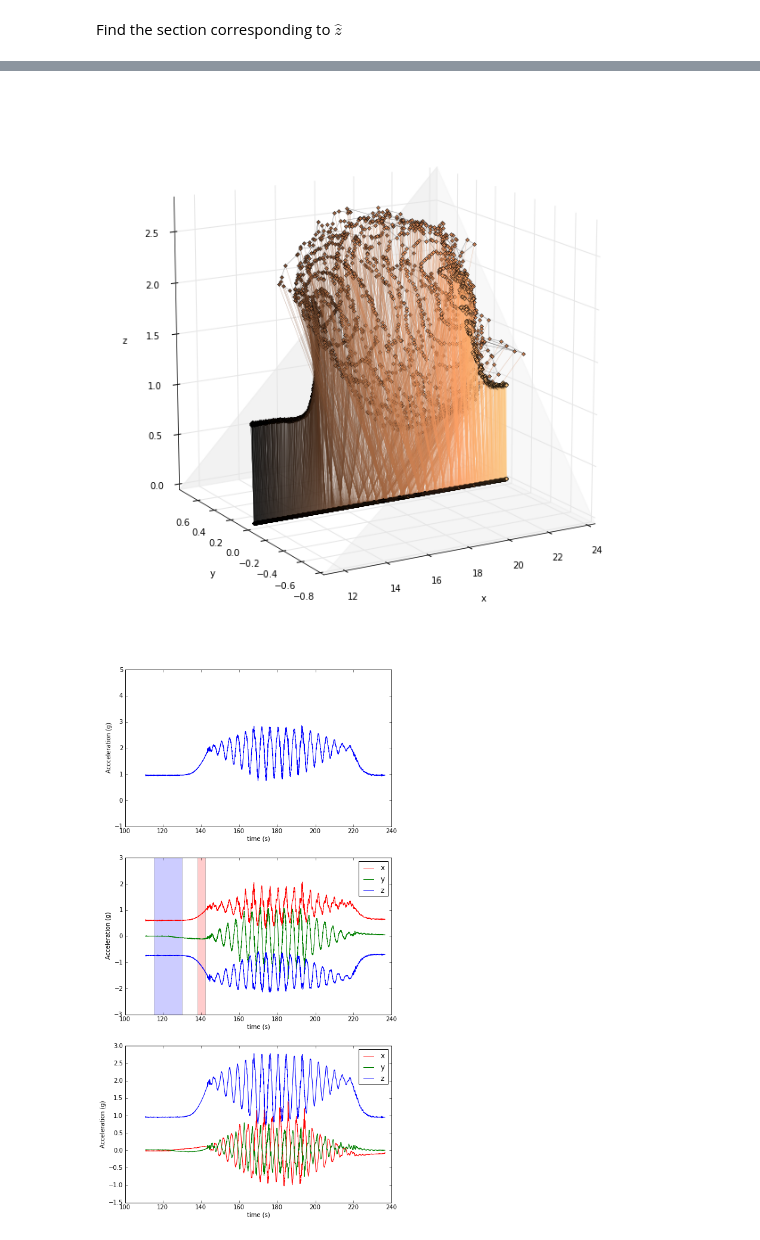
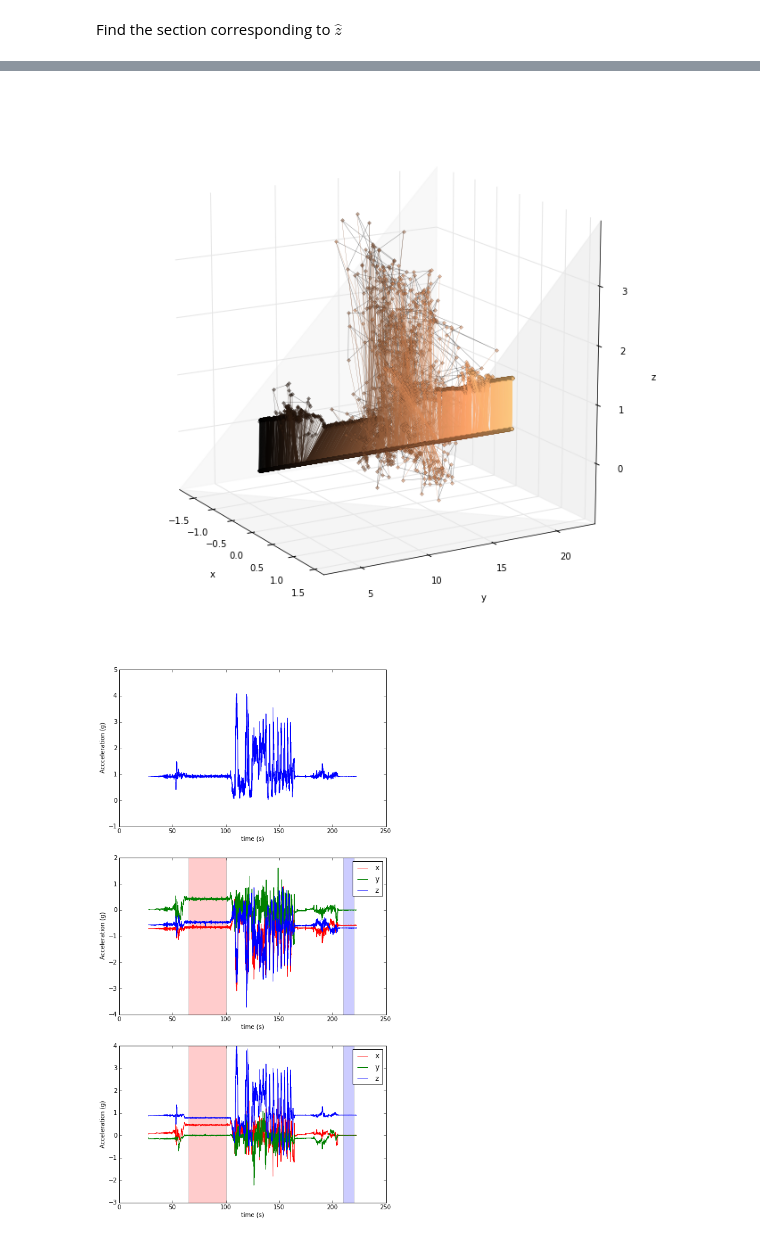
Before and after one commit to rdeits/coasters, a Jupyter notebook: graphs.ipynb, the cells around one changed output, grey strips where cells are left out. Cells and saved outputs as stored; diff of their text form; code cells hidden in the pictures.

```diff
--- a/graphs.ipynb
+++ b/graphs.ipynb
@@ -97,7 +97,7 @@ def axis2rotmat(axis):
 # %%
 g = 9.81
 # %%
-ride_name = 'witches_wheel'
+ride_name = 'magnum_xl200'
 data_folder = 'data/2013-09-28-cedar-point'
 ride_folder = os.path.join(data_folder, ride_name)
 # %%
@@ -189,43 +189,46 @@ r = rs[1] - rs[0]
 # ax.auto_scale_xyz([-r/2, r/2], [-r/2,r/2], rs)
 # ax.plot3D(x,y, zs=z)
 hold(True)
-ax.plot3D(t/g + x, y, zs=z, linestyle='-',linewidth=.4,color=[0.5,0.5,0.5])
+ax.plot3D(x, t/g+y, zs=z, linestyle='-',linewidth=.4,color=[0.5,0.5,0.5])
 for (i,ti) in enumerate(t):
-    ax.plot3D([ti/g, ti/g + x[i]], [0, y[i]], zs=[0, z[i]], color=cmap((ti-t[0])/(t[-1]-t[0])),linestyle='-',marker='.',linewidth=0.2)
+    c = cmap((ti-t[0])/(t[-1]-t[0]))
+    ax.plot3D([0, x[i]], [ti/g,ti/g+y[i]], zs=[0, z[i]], color=c,markeredgecolor=[ci/2 for ci in c],linestyle='-',marker='.',linewidth=0.2)
 ax.set_xlabel('x')
 ax.set_ylabel('y')
 ax.set_zlabel('z')
-ax.view_init(15,240)
+ax.view_init(15,330)
 draw()
 savefig(os.path.join(ride_folder, 'accel_3d.pdf'))
 savefig(os.path.join(ride_folder, 'accel_3d.svg'))
 # %% [output]
-[figure, old version]
+[figure, new version]
 # %%
 figure(figsize=(8,16))
 subplot(311)
 plot(n_data.time[start:end], medfilt(np.sqrt(np.power(n_data.x[start:end], 2) + np.power(n_data.y[start:end], 2) + np.power(n_data.z[start:end], 2)),1))
 xlabel('time (s)')
 ylabel('Accceleration (g)')
 ylim([-1, 5])
 subplot(312)
 cla()
 hold(True)
 axvspan(tspan_z[0],tspan_z[1],facecolor='b',alpha=0.2)
 axvspan(tspan_zx[0],tspan_zx[1],facecolor='r',alpha=0.2)
 plot(data.time[start:end], data.x[start:end], 'r-', data.time[start:end], data.y[start:end], 'g-', data.time[start:end], data.z[start:end], 'b-')
 xlabel('time (s)')
 ylabel('Acceleration (g)')
 legend(['x', 'y', 'z'])
 subplot(313)
 plot(t,x,'r-',t,y,'g-',t,z,'b-')
 # plot(n_data.time[start:end], n_data.x[start:end], 'r-', n_data.time[start:end], n_data.y[start:end], 'g-', n_data.time[start:end], n_data.z[start:end], 'b-')
 xlabel('time (s)')
 ylabel('Acceleration (g)')
+axvspan(tspan_z[0],tspan_z[1],facecolor='b',alpha=0.2)
+axvspan(tspan_zx[0],tspan_zx[1],facecolor='r',alpha=0.2)
 legend(['x', 'y', 'z'])
 draw()
 savefig(os.path.join(ride_folder, 'acceleration.svg'))
 savefig(os.path.join(ride_folder, 'acceleration.pdf'))
 savefig(os.path.join(ride_folder, 'acceleration.png'))
 # %% [output]
-[figure, old version]
+[figure, new version]
```
Also changed, not shown: parts of 1 cell of this notebook, 21 other files.
